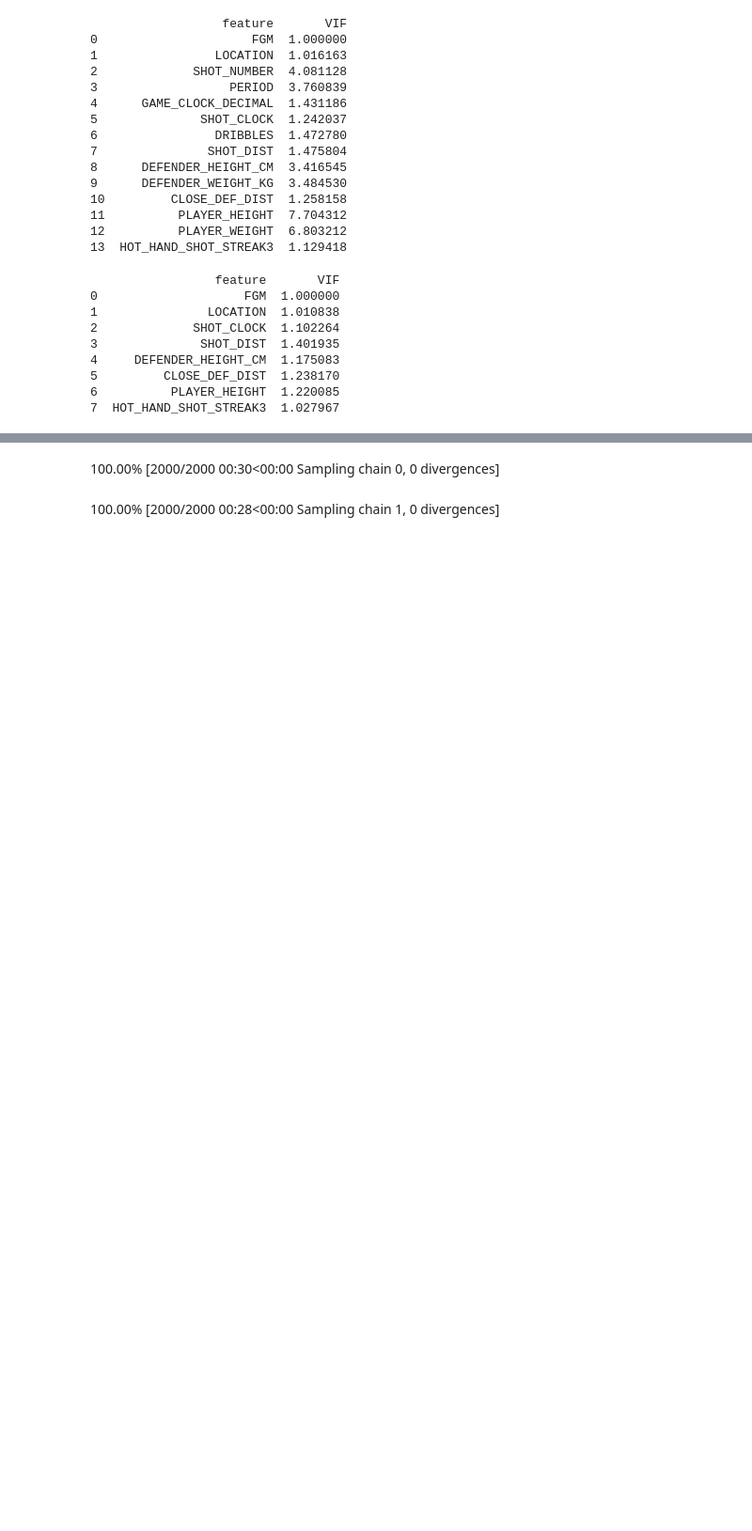
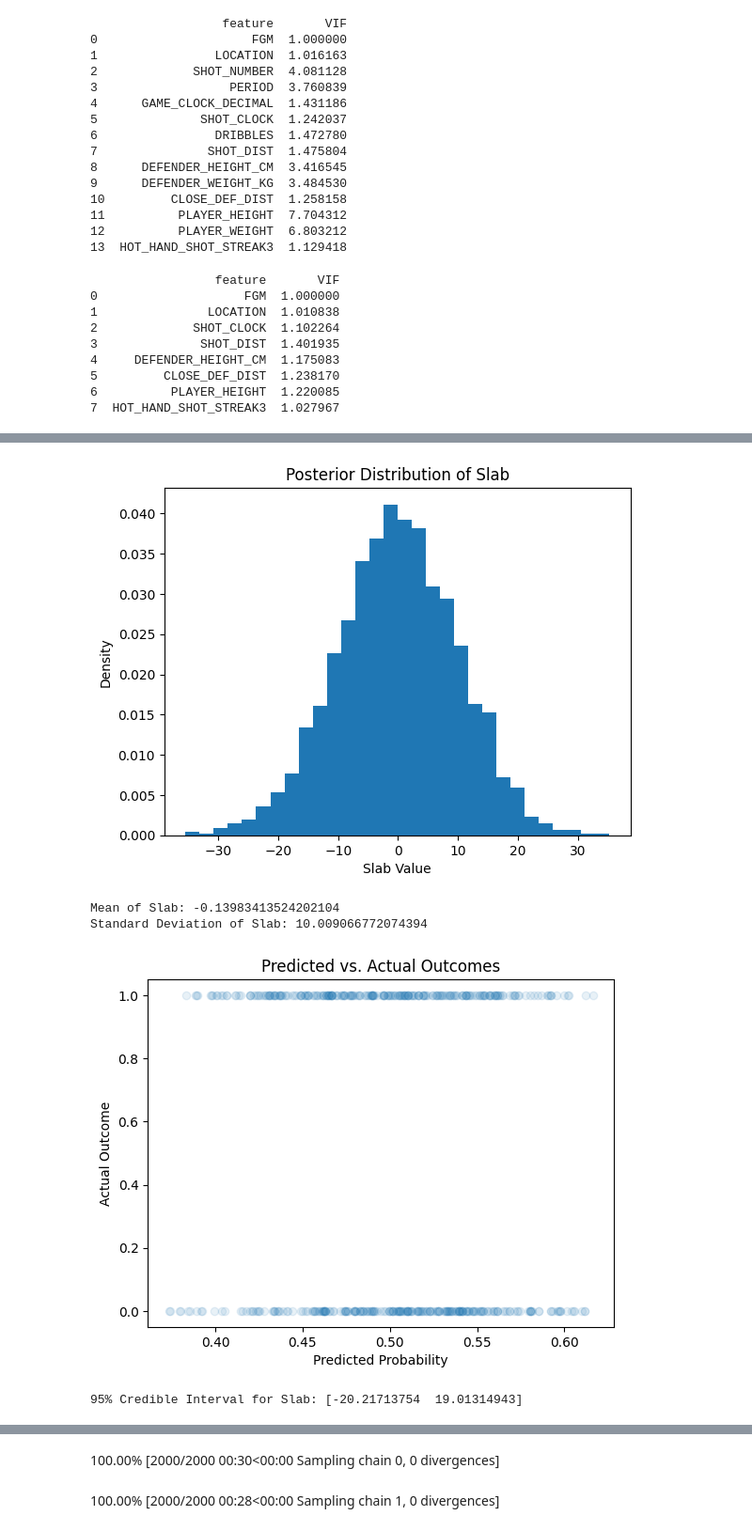
Before and after one commit to VinayakMaharaj/STA365-Final-Project, a Jupyter notebook: models/Proj_test_code_VIN_V1.ipynb, the cells around one changed output, grey strips where cells are left out. Shown at 94% size. Drawn from its saved outputs; the diff is of its cells as text; code cells hidden in the pictures; blank space fills up the shorter version.

```diff
--- a/models/Proj_test_code_VIN_V1.ipynb
+++ b/models/Proj_test_code_VIN_V1.ipynb
@@ -244,0 +287,56 @@ print(vif_data)
+# %%
+import numpy as np
+import matplotlib.pyplot as plt
+
+# If 'trace' is an InferenceData object, extract 'slab' samples
+if isinstance(trace, az.InferenceData):
+    slab_samples = trace.posterior["slab"].values.flatten()
+else:
+    # Adapt this code if 'trace' has a different structure
+    slab_samples = trace['slab']
+
+# Plotting the posterior distribution of 'slab'
+plt.hist(slab_samples, bins=30, density=True)
+plt.xlabel('Slab Value')
+plt.ylabel('Density')
+plt.title('Posterior Distribution of Slab')
+plt.show()
+
+# Calculating and displaying summary statistics for 'slab'
+print(f"Mean of Slab: {np.mean(slab_samples)}")
+print(f"Standard Deviation of Slab: {np.std(slab_samples)}")
+
+# Generating posterior predictive samples manually
+posterior_preds = []
+for _ in range(100):  # Adjust the number of samples as needed
+    idx = np.random.randint(0, len(slab_samples))
+    betas_sample = np.random.normal(loc=0, scale=1, size=P2)  # Adjust this line to match your model specifics
+    preds = 1 / (1 + np.exp(-np.dot(X2, betas_sample)))
+    posterior_preds.append(preds)
+
+# Plotting predicted vs. actual outcomes
+mean_preds = np.mean(posterior_preds, axis=0)
+plt.scatter(mean_preds, y2.flatten(), alpha=0.1)
+plt.xlabel('Predicted Probability')
+plt.ylabel('Actual Outcome')
+plt.title('Predicted vs. Actual Outcomes')
+plt.show()
+
+# Calculating the 95% credible interval for 'slab'
+credible_interval = np.percentile(slab_samples, [2.5, 97.5])
+print(f"95% Credible Interval for Slab: {credible_interval}")
+
+# Plotting the histogram of 'slab' samples with the credible interval
+plt.hist(slab_samples, bins=30, density=True, alpha=0.7)
+plt.axvline(x=credible_interval[0], color='red', linestyle='--')
+plt.axvline(x=credible_interval[1], color='red', linestyle='--')
+plt.title('Posterior Distribution of Slab with 95% Credible Interval')
+plt.xlabel('Slab Value')
+plt.ylabel('Density')
+plt.show()
+# %% [output]
+[figure, added]
+Mean of Slab: -0.13983413524202104
+Standard Deviation of Slab: 10.009066772074394
+[figure, added]
+95% Credible Interval for Slab: [-20.21713754  19.01314943]
```
Also changed, not shown: parts of 3 cells of this notebook.
